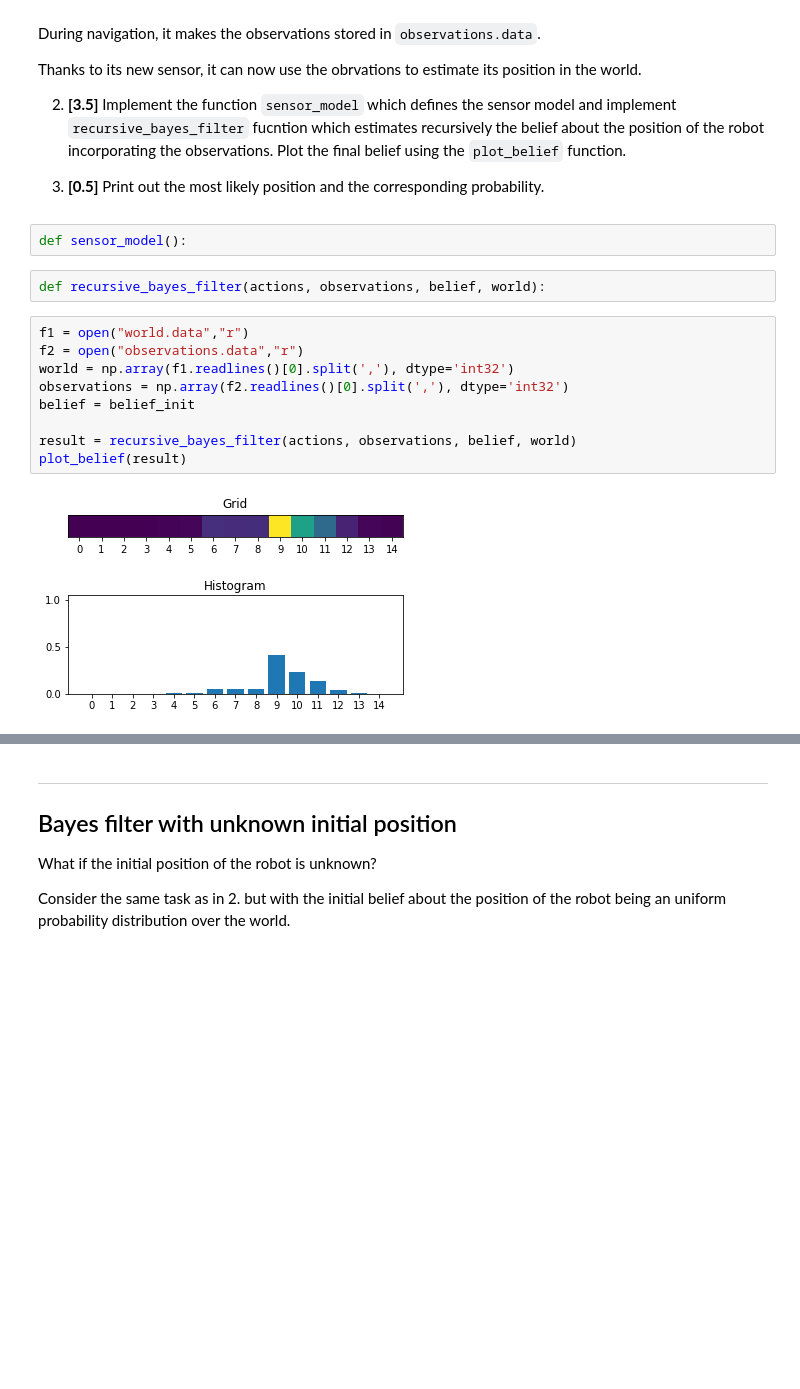
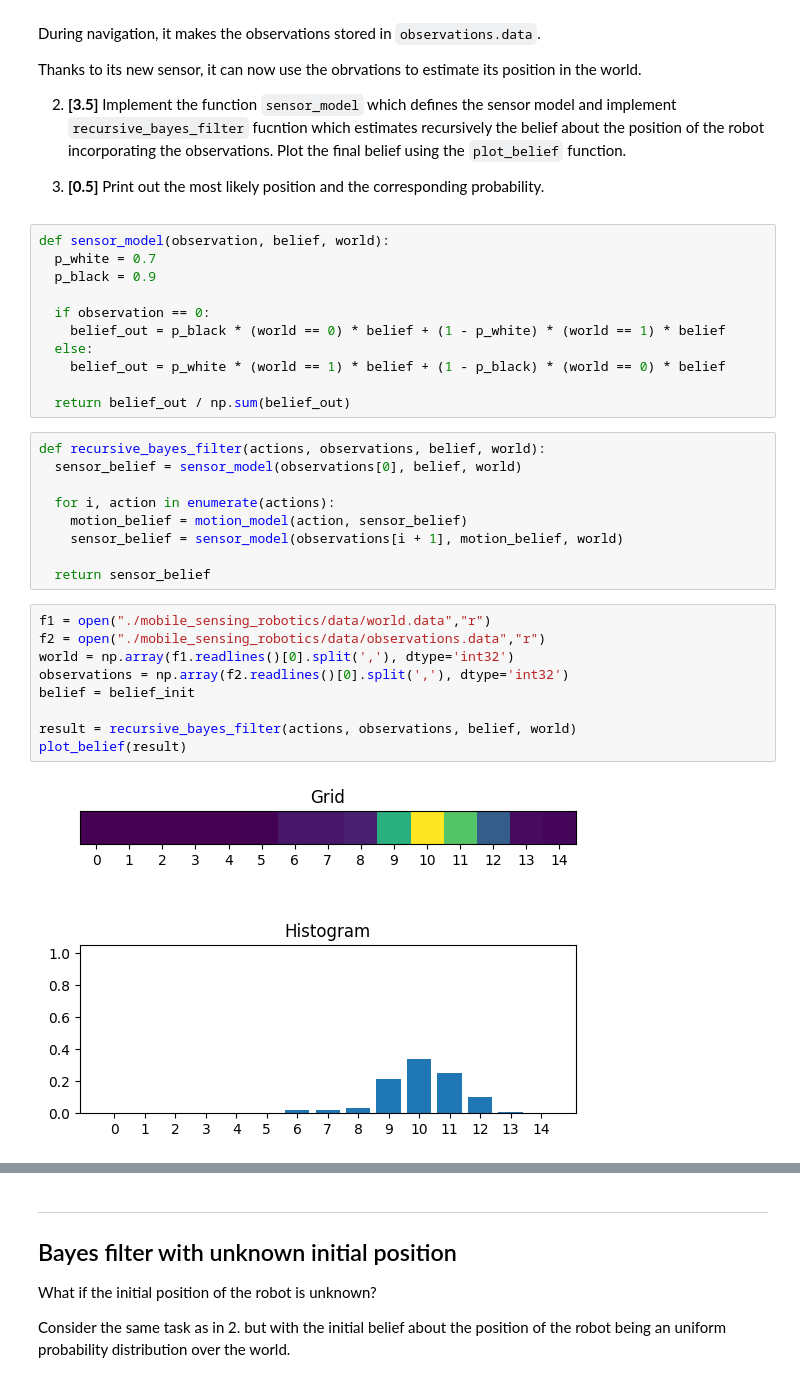
Before and after one commit to pareshrchaudhary/mobile_sensing_robotics, a Jupyter notebook: Bayes_Filter.ipynb, the cells around one changed output, grey strips where cells are left out. Saved outputs shown, nothing was run; the diff lists cells and outputs as text; blank space fills up the shorter version.

```diff
--- a/Bayes_Filter.ipynb
+++ b/Bayes_Filter.ipynb
@@ -155,21 +151,37 @@ Thanks to its new sensor, it can now use the obrvations to estimate its position
 Plot the final belief using the `plot_belief` function.
 
 3. **[0.5]** Print out the most likely position and the corresponding probability.
-# %%
-def sensor_model():
-# %%
-def recursive_bayes_filter(actions, observations, belief, world):
+# %%
+def sensor_model(observation, belief, world):
+  p_white = 0.7
+  p_black = 0.9
+
+  if observation == 0:
+    belief_out = p_black * (world == 0) * belief + (1 - p_white) * (world == 1) * belief
+  else:
+    belief_out = p_white * (world == 1) * belief + (1 - p_black) * (world == 0) * belief
+
+  return belief_out / np.sum(belief_out)
+# %%
+def recursive_bayes_filter(actions, observations, belief, world):
+  sensor_belief = sensor_model(observations[0], belief, world)
+
+  for i, action in enumerate(actions):
+    motion_belief = motion_model(action, sensor_belief)
+    sensor_belief = sensor_model(observations[i + 1], motion_belief, world)
+
+  return sensor_belief
 # %%
-f1 = open("world.data","r")
-f2 = open("observations.data","r")
+f1 = open("./mobile_sensing_robotics/data/world.data","r")
+f2 = open("./mobile_sensing_robotics/data/observations.data","r")
 world = np.array(f1.readlines()[0].split(','), dtype='int32')
 observations = np.array(f2.readlines()[0].split(','), dtype='int32')
 belief = belief_init
 
 result = recursive_bayes_filter(actions, observations, belief, world)
 plot_belief(result)
 # %% [output]
-[figure, old version]
+[figure, new version]
 # %%
 print(f"The most likely position according to our state estimation model is: {np.argmax(result)} and the value is: {result[np.argmax(result)]}")
 # %% [output]
```
Also changed, not shown: parts of 7 cells of this notebook.
